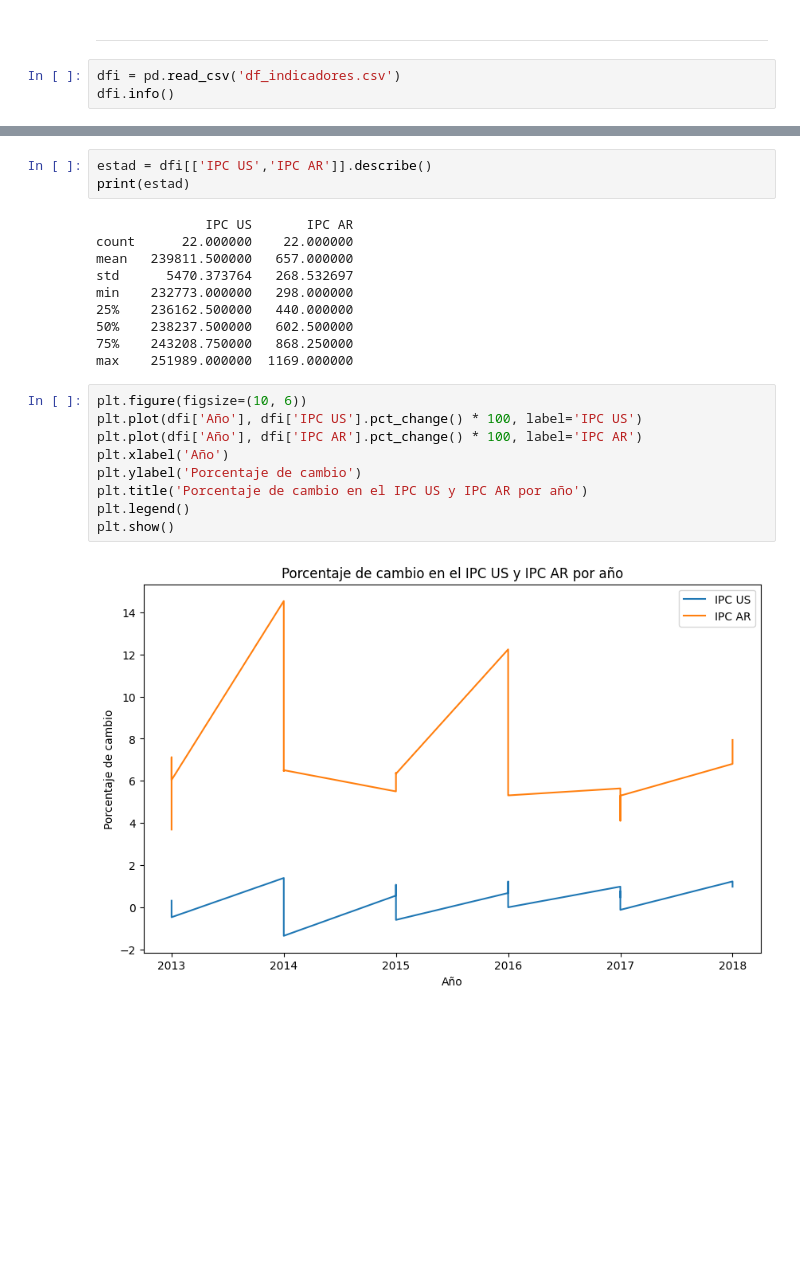
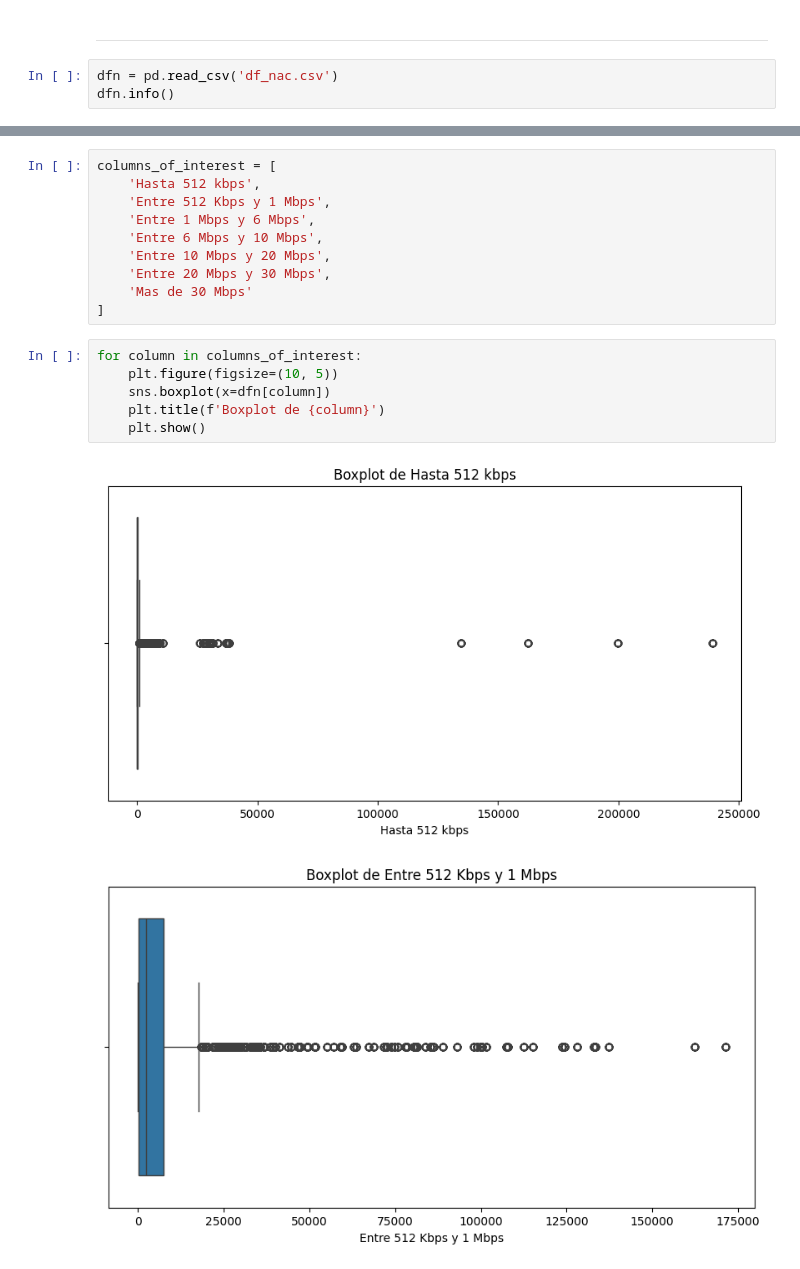
Before and after one commit to RomaDolcenera/PI2_enacom, a Jupyter notebook: EDA.ipynb, the cells around one changed output, grey strips where cells are left out. Drawn from its saved outputs; the diff is of its cells as text; blank space fills up the shorter version.

```diff
--- a/EDA.ipynb
+++ b/EDA.ipynb
@@ -479,7 +487,7 @@ plt.show()
 # %% [markdown]
 ---
 # %%
-dfi = pd.read_csv('df_indicadores.csv')
-dfi.info()
+dfn = pd.read_csv('df_nac.csv')
+dfn.info()
 # %% [output]
 <class 'pandas.core.frame.DataFrame'>
@@ -526,24 +510,19 @@ plt.show()
-# %%
-estad = dfi[['IPC US','IPC AR']].describe()
-print(estad)
-# %% [output]
-              IPC US       IPC AR
-count      22.000000    22.000000
-mean   239811.500000   657.000000
-std      5470.373764   268.532697
-min    232773.000000   298.000000
-25%    236162.500000   440.000000
-50%    238237.500000   602.500000
-75%    243208.750000   868.250000
-max    251989.000000  1169.000000
-# %%
-plt.figure(figsize=(10, 6))
-plt.plot(dfi['Año'], dfi['IPC US'].pct_change() * 100, label='IPC US')
-plt.plot(dfi['Año'], dfi['IPC AR'].pct_change() * 100, label='IPC AR')
-plt.xlabel('Año')
-plt.ylabel('Porcentaje de cambio')
-plt.title('Porcentaje de cambio en el IPC US y IPC AR por año')
-plt.legend()
-plt.show()
-# %% [output]
-[figure, removed]
+# %%
+columns_of_interest = [
+    'Hasta 512 kbps',
+    'Entre 512 Kbps y 1 Mbps',
+    'Entre 1 Mbps y 6 Mbps',
+    'Entre 6 Mbps y 10 Mbps',
+    'Entre 10 Mbps y 20 Mbps',
+    'Entre 20 Mbps y 30 Mbps',
+    'Mas de 30 Mbps'
+]
+# %%
+for column in columns_of_interest:
+    plt.figure(figsize=(10, 5))
+    sns.boxplot(x=dfn[column])
+    plt.title(f'Boxplot de {column}')
+    plt.show()
+# %% [output]
+[figure, added]
+[figure, added]
```
Also changed, not shown: parts of 24 cells of this notebook, 16 other files.
